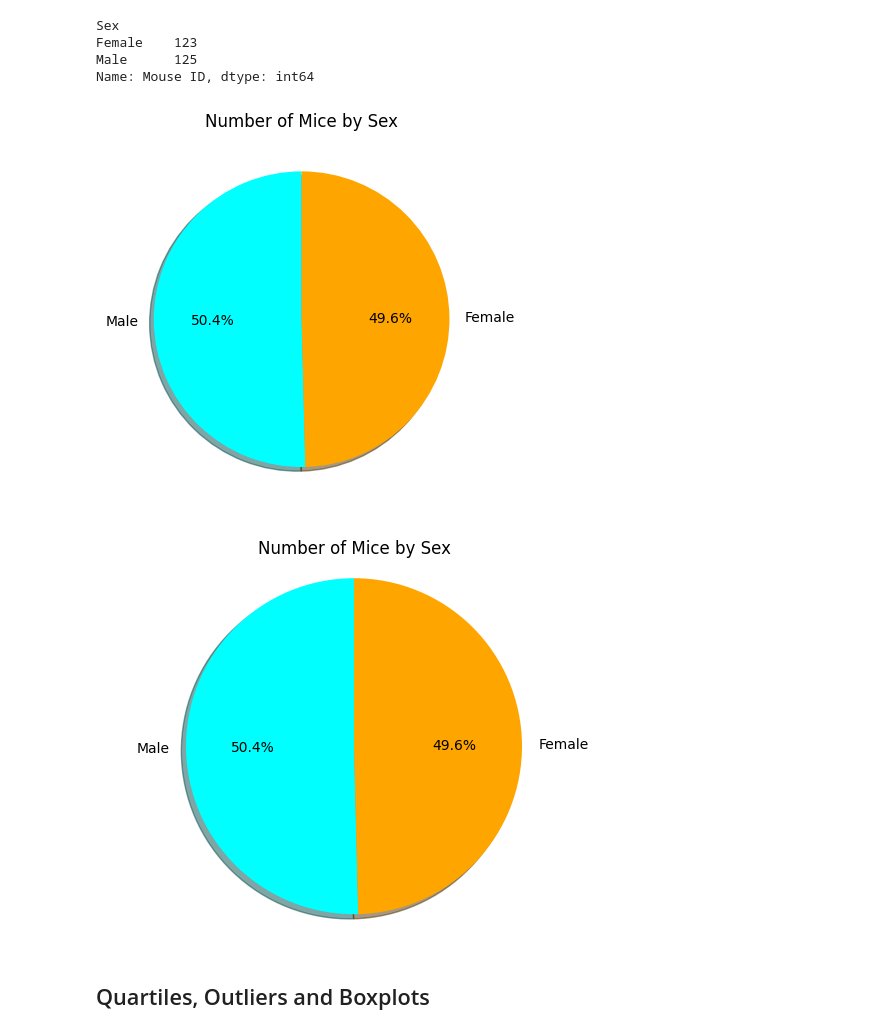
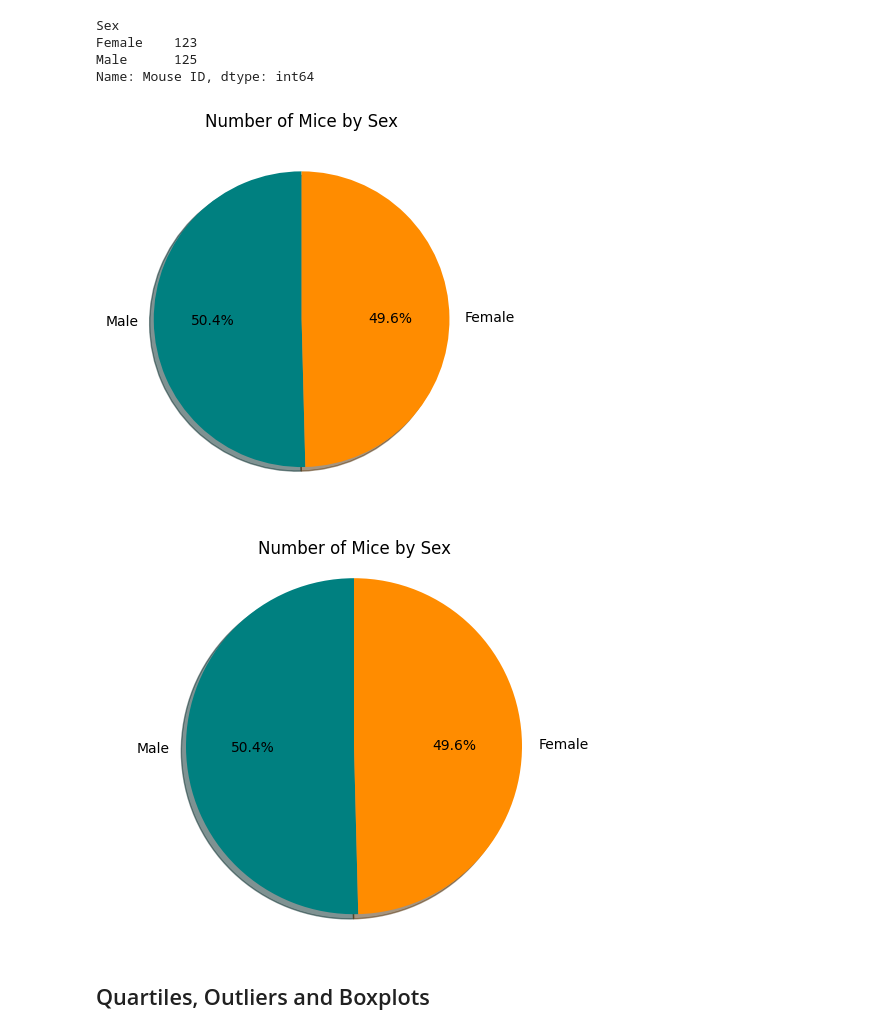
Before and after one commit to arkhanks/Pymaceuticals_Challenge_5, a Jupyter notebook: pymaceuticals_code.ipynb, the cells around one changed output. Saved outputs shown, nothing was run; the diff lists cells and outputs as text; code cells hidden in the pictures.

```diff
--- a/pymaceuticals_code.ipynb
+++ b/pymaceuticals_code.ipynb
@@ -305,40 +292,40 @@ sorted_unique = unique_mice_sex_df.sort_values(by='Sex', ascending=False)
 
 sorted_unique.set_index('Sex')['Mouse ID'].plot.pie(autopct = '%1.1f%%', shadow = True,
                                                     startangle = 90, title = 'Number of Mice by Sex',
-                                                    ylabel = '', colors = ['aqua', 'orange']
+                                                    ylabel = '', colors = ['teal', 'darkorange']
                                                     )
 
 
 plt.show()
 # %% [output]
-[figure, old version]
+[figure, new version]
 # %%
 # Generate a pie chart, using pyplot, showing the distribution of unique female versus male mice used in the study
 
 
 # Get the unique mice with their gender
 
 unique_mice_gender = clean_study_info_df.groupby('Sex')['Mouse ID'].nunique()
 
 # Make the pie chart
 
 sex = ['Male', 'Female']
 
 number_of_mice = [125, 123]
 
-colors = ['aqua', 'orange']
+colors = ['teal', 'darkorange']
 
 
 plt.title('Number of Mice by Sex')
 
 plt.pie(number_of_mice, labels=sex, colors=colors,
         autopct="%1.1f%%", shadow = True, startangle = 90)
 
 plt.axis("equal")
 
 plt.show()
 # %% [output]
-[figure, old version]
+[figure, new version]
 # %% [markdown]
 ## Quartiles, Outliers and Boxplots
 # %%
```
Also changed, not shown: parts of 10 cells of this notebook, 2 other files.
